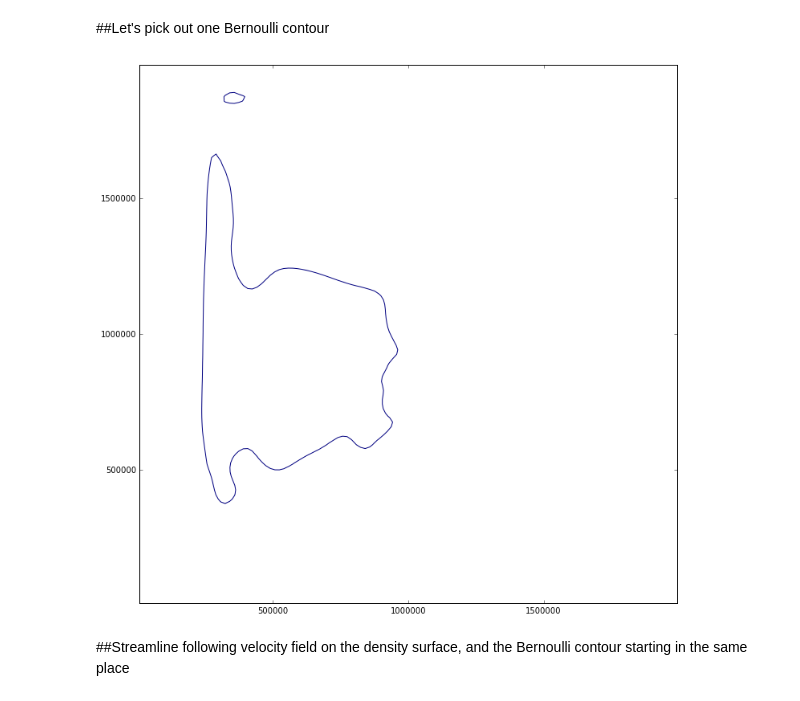
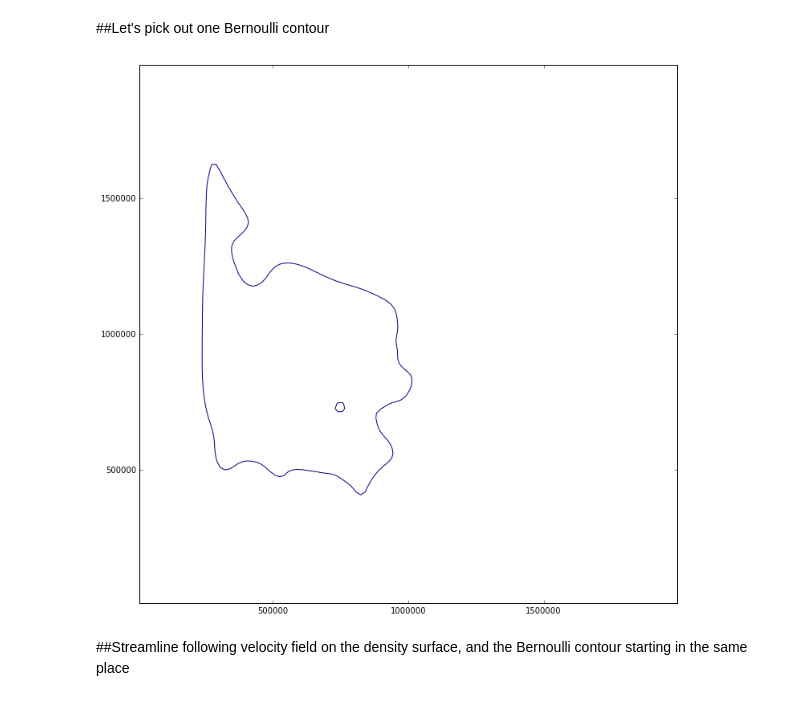
Before and after one commit to edoddridge/MITgcm_funcs, a Jupyter notebook: examples/example notebook.ipynb, the cells around one changed output. Cells and saved outputs as stored; diff of their text form; code cells hidden in the pictures.

```diff
--- a/examples/example notebook.ipynb
+++ b/examples/example notebook.ipynb
@@ -76,16 +72,18 @@ plt.colorbar(im)
 ##Let's pick out one Bernoulli contour
 # %%
 # Get Bernoulli value at start of streamline, 5e5,5e5
-BP_value = mitgcm.streamlines.bilinear_interp(5e5,5e5,BP_on_surface,m.grid['X'][:],
+x0=6e5
+y0=5e5
+BP_value = mitgcm.streamlines.bilinear_interp(x0,y0,BP_on_surface,m.grid['X'][:],
                                    m.grid['Y'][:],len(m.grid['X'][:]),len(m.grid['Y'][:]))
 BP_contour = plt.contour(m.grid['X'][:],m.grid['Y'][:],BP_on_surface,[BP_value])
 
 BP_contour_levels = BP_contour.levels
 
 BP_contour_vertices = BP_contour.collections[0].get_paths()[0].vertices
 x_BP_contour = BP_contour_vertices[:,0]
 y_BP_contour = BP_contour_vertices[:,1]
 # %% [output]
-[figure, old version]
+[figure, new version]
 # %%
 x_stream,y_stream,t_stream = mitgcm.streamlines.stream2(test_u,test_v,
```
Also changed, not shown: parts of 20 cells of this notebook.
